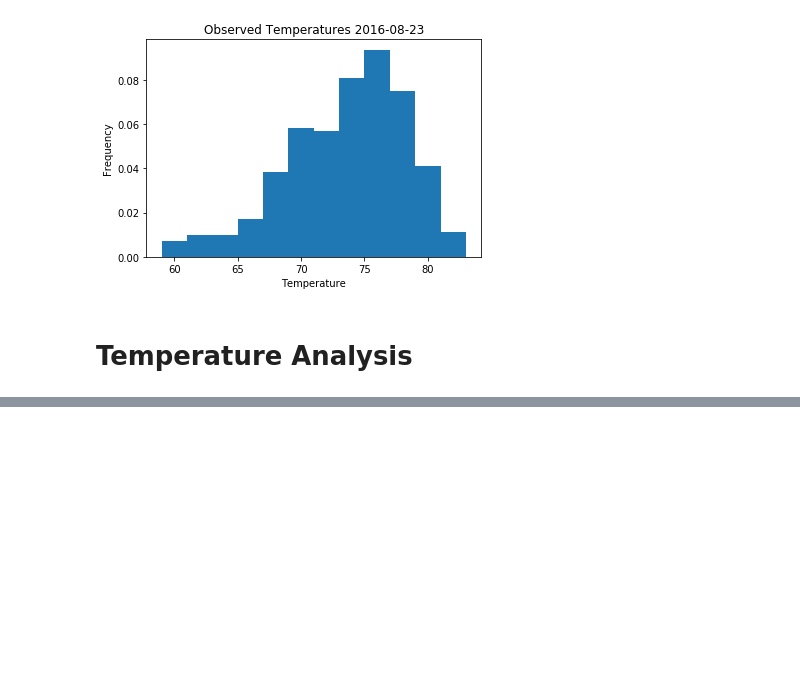
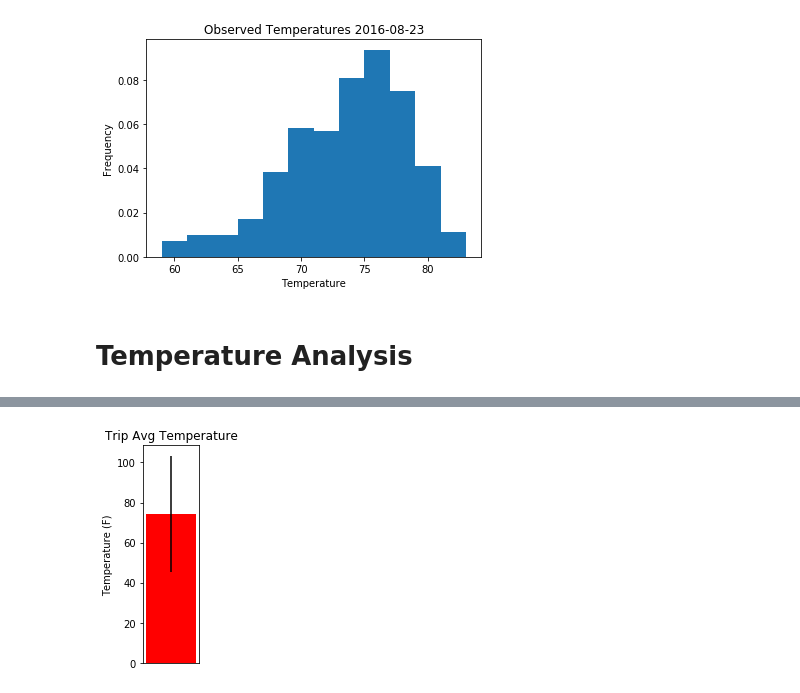
Before and after one commit to pdonwad/Climate-Analysis-Hawaii, a Jupyter notebook: Climate_Analysis.ipynb, the cells around one changed output, grey strips where cells are left out. Cells and saved outputs as stored; diff of their text form; code cells hidden in the pictures; blank space fills up the shorter version.

```diff
--- a/Climate_Analysis.ipynb
+++ b/Climate_Analysis.ipynb
@@ -157,0 +168,23 @@ plt.show()
+# %%
+# start date and end date
+start_date=input("Enter Start date of trip in %Y-%m-%d format")
+end_date=input("Enter End  date of trip in %Y-%m-%d format")
+
+temp=calc_temps(start_date,end_date)
+#calculate the min, avg, and max temperatures for your trip using the matching dates from the previous year
+prev_startdate=str(int(start_date.split("-")[0])-1)+"-"+start_date.split("-")[1]+"-"+start_date.split("-")[2]
+prev_enddate=str(int(end_date.split("-")[0])-1)+"-"+end_date.split("-")[1]+"-"+end_date.split("-")[2]
+
+prev_temp=calc_temps(prev_startdate,prev_enddate)
+
+temp1=calc_temps('2016-05-01','2016-05-14')
+print("==============================================================")
+print("Temprature statistics from " + start_date +" to " + end_date)
+print("Maximum Temprature: "+ str(temp[1]))
+print("Minimum Temprature: "+ str(temp[0]))
+print("Average Temprature: "+ str(temp[2]))
+print("==============================================================")
+print("Temprature statistics from " + prev_startdate +" to " + prev_enddate)
+print("Maximum Temprature: "+ str(prev_temp[1]))
+print("Minimum Temprature: "+ str(prev_temp[0]))
+print("Average Temprature: "+ str(prev_temp[2]))
@@ -157,0 +204,16 @@ plt.show()
+# %%
+#Plot the graph
+plt.figure(figsize=(1,4))
+#set error value
+err=temp[1]-temp[0]
+x_axis = 0
+plt.bar(x_axis, temp[2], yerr=err,color="r")
+plt.xticks([0])
+plt.ylabel("Temperature (F)")
+plt.title("Trip Avg Temperature")
+frame = plt.gca()
+frame.axes.get_xaxis().set_visible(False)
+plt.savefig("images/Trip Avg Temp from "+ start_date + "to " + end_date)
+plt.show()
+# %% [output]
+[figure, added]
```
Also changed, not shown: parts of 2 cells of this notebook, 2 other files.
